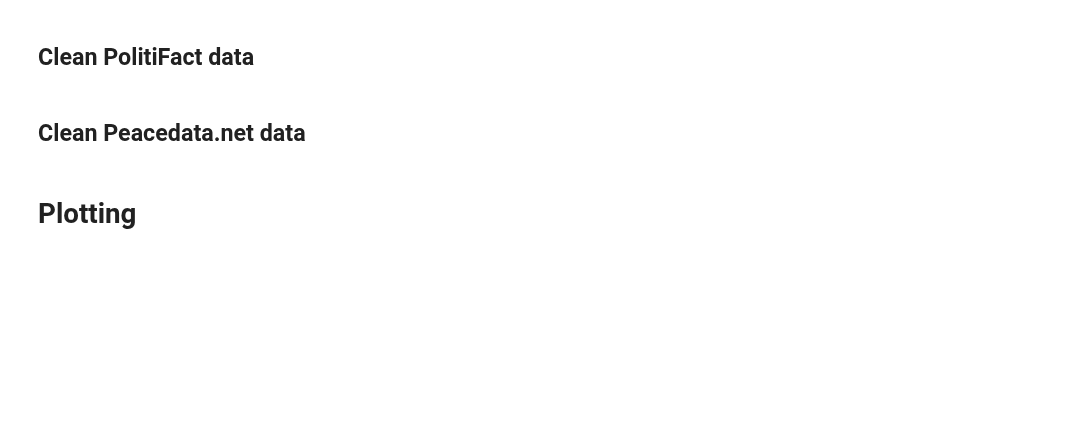
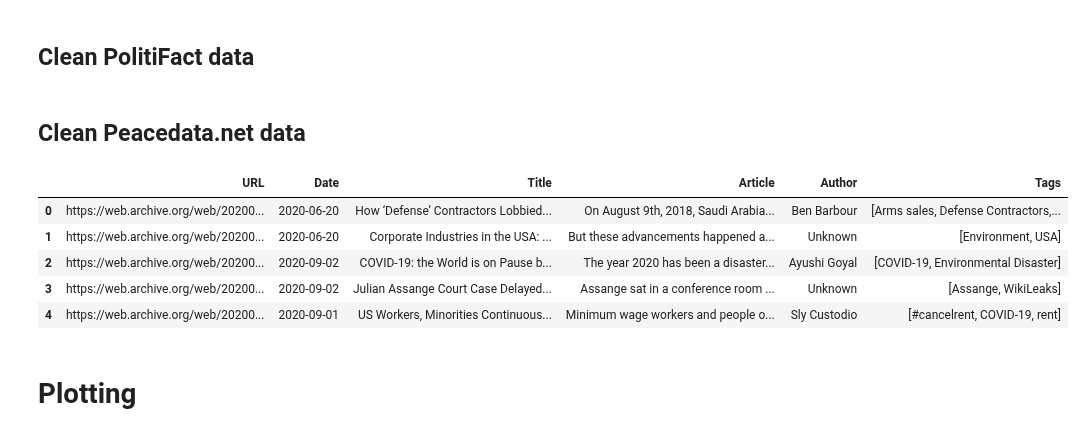
Before and after one commit to pgb206/ISDS2022_group7, a Jupyter notebook: project/project.ipynb, the cells around one changed output. Cells and saved outputs as stored; diff of their text form; code cells hidden in the pictures; blank space fills up the shorter version.

Commit message:
pdn data all ready for nlp analysis

```diff
--- a/project/project.ipynb
+++ b/project/project.ipynb
@@ -528,6 +528,26 @@ data_pdn_for_clean['text_body'] = data_pdn_for_clean['text_body'].apply(remove_H
 
 #Get the dates of the articles (the time they were stored by web.archive.org!)
 data_pdn_for_clean['date']=data_pdn_for_clean['url'].apply(get_date_pdn)
+
+data_pdn_for_clean.rename(columns={
+                                'title': 'Title',
+                                'text_body': 'Article',
+                                'tags': 'Tags',
+                                'url': 'URL',
+                                'author': 'Author',
+                                'date': 'Date'
+}, inplace=True)
+
+data_pdn_for_clean = data_pdn_for_clean[['URL', 'Date', 'Title', 'Article', 'Author', 'Tags']]
+# %%
+data_pdn_for_clean.head()
+# %% [output]
+|  | URL | Date | Title | Article | Author | Tags |
+| 0 | https://web.archive.org/web/20200... | 2020-06-20 | How ‘Defense’ Contractors Lobbied... | On August 9th, 2018, Saudi Arabia... | Ben Barbour | [Arms sales, Defense Contractors,... |
+| 1 | https://web.archive.org/web/20200... | 2020-06-20 | Corporate Industries in the USA: ... | But these advancements happened a... | Unknown | [Environment, USA] |
+| 2 | https://web.archive.org/web/20200... | 2020-09-02 | COVID-19: the World is on Pause b... | The year 2020 has been a disaster... | Ayushi Goyal | [COVID-19, Environmental Disaster] |
+| 3 | https://web.archive.org/web/20200... | 2020-09-02 | Julian Assange Court Case Delayed... | Assange sat in a conference room ... | Unknown | [Assange, WikiLeaks] |
+| 4 | https://web.archive.org/web/20200... | 2020-09-01 | US Workers, Minorities Continuous... | Minimum wage workers and people o... | Sly Custodio | [#cancelrent, COVID-19, rent] |
 # %% [markdown]
 # Plotting
 # %% [markdown]
```
